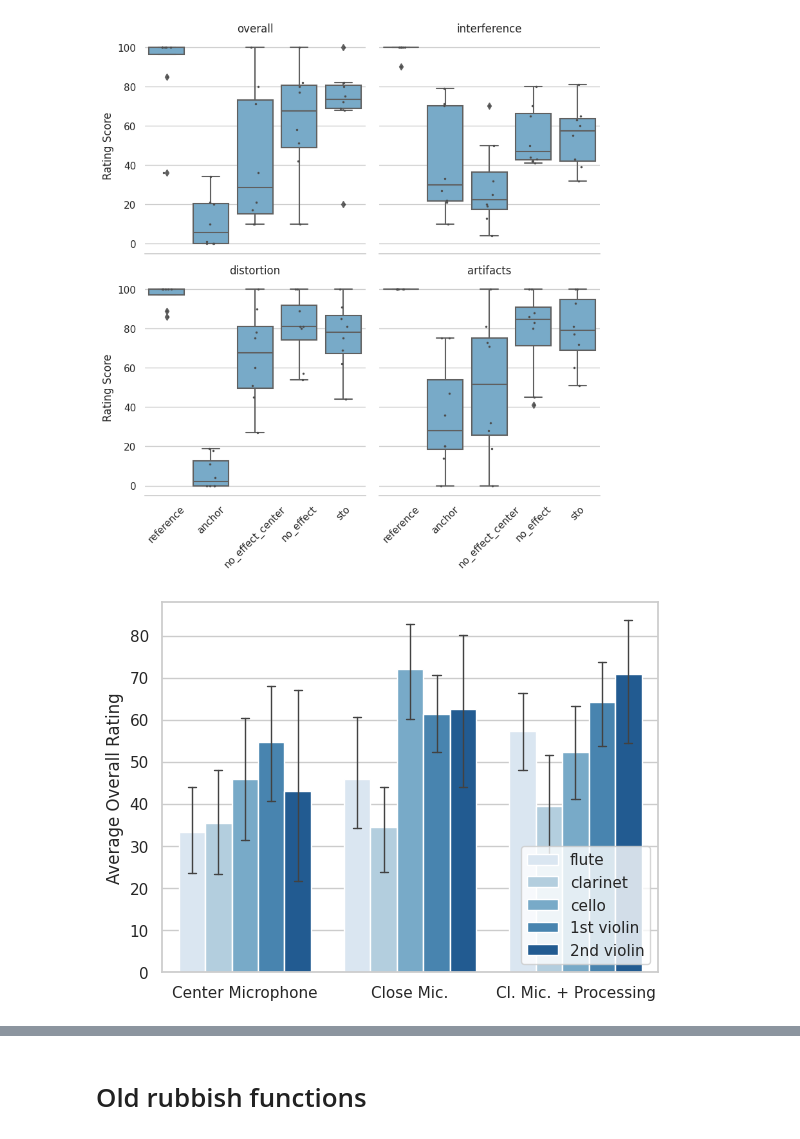
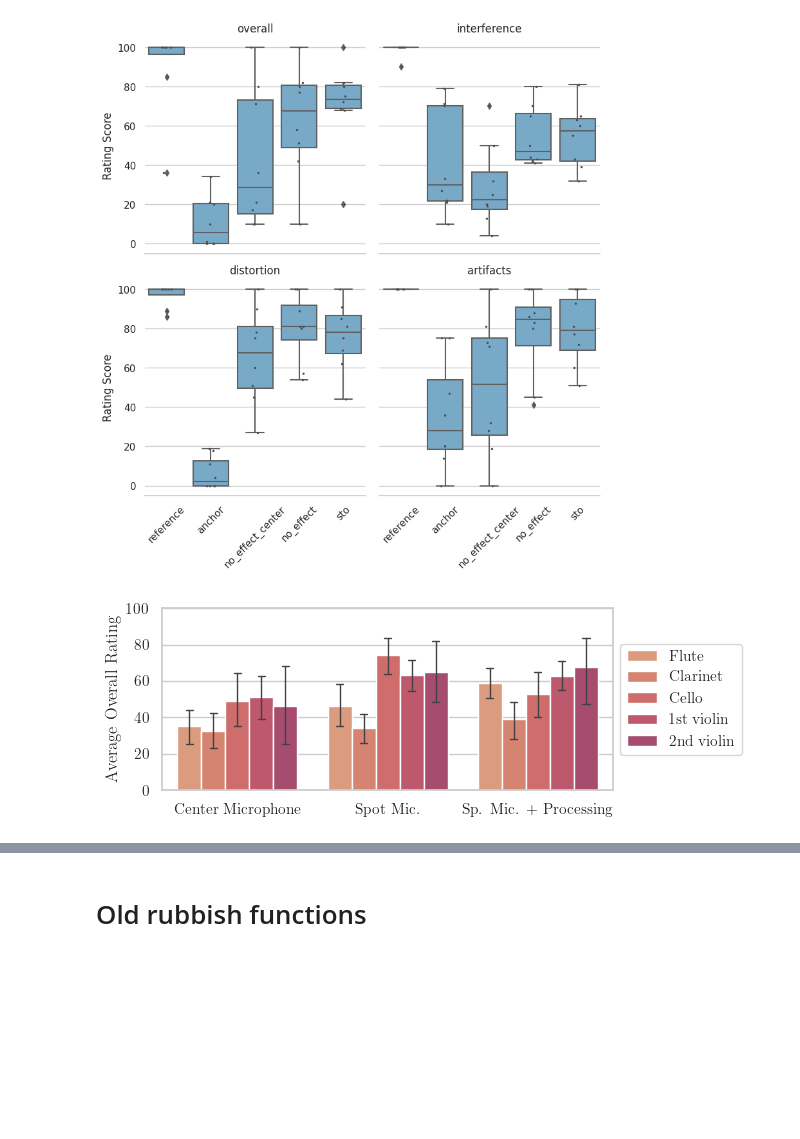
Before and after one commit to PierreChouteau/PAM_P3S, a Jupyter notebook: webmushra_analysis_test.ipynb, the cells around one changed output, grey strips where cells are left out. Cells and saved outputs as stored; diff of their text form; code cells hidden in the pictures; blank space fills up the shorter version.

Commit message:
[DEV] webmushra analysis per instruments and cleaned plots

```diff
--- a/webmushra_analysis_test.ipynb
+++ b/webmushra_analysis_test.ipynb
@@ -169,6 +169,15 @@ def check_rating_consistency(data, remove_inconsistent_evaluators=False):
                         # print(f"{email} rated {stimulus} lower than anchor in {trial} trial")
                         count_low_inconsistencies += 1
 
+                # if anchor = 100 remove evaluator
+                if len(anchor_data) > 0:
+                    anchor_score = anchor_data['rating_score'].mean()
+                    if anchor_score == 100:
+                        if remove_inconsistent_evaluators:
+                            print(f"{email} rated anchor 100 in {trial} trial")
+                            # remove participant from the data
+                            data = data[data['email'] != email]
+
     print(f"Found {count_high_inconsistencies} high inconsistencies and {count_low_inconsistencies} low inconsistencies.")
     if remove_inconsistent_evaluators:
         print("Inconsistent evaluators (of referance) have been removed from the data.")
@@ -384,34 +401,49 @@ aurelia.ongena@ircam.fr
 [figure]
 [figure]
 # %%
-def plot_instrument_average(data, save_fig=False, save_path="ratings_instruments_boxplot.png", show_fig=False):
+def plot_instrument_average(data, save_fig=False, save_path="ratings_instruments_boxplot.pdf", show_fig=False):
     stimuli_order = ['no_effect_center', 'no_effect', 'sto']
     data = data[data['trial_id'] == 'overall']
     data = data[data['rating_stimulus'].isin(stimuli_order)]
 
     sns.set(style="whitegrid")
     # blue color pallette
     g = sns.barplot(x='rating_stimulus', y='rating_score', hue='session_test_id', data=data, order=stimuli_order,
-                    errorbar=('ci',95), errwidth=1, palette=sns.color_palette("Blues", 5), capsize=.05)
+                    errorbar=('ci',95), errwidth=1, palette=sns.color_palette("flare", 8), capsize=.05)
     # set hue tags to flute, clarinet, cello, 1st violin, 2nd violin
     g.legend_.set_title('')
-    for t, l in zip(g.legend_.texts, ['flute', 'clarinet', 'cello', '1st violin', '2nd violin']): t.set_text(l)
-    # set bottom labels to Center Microphone, Close Microphone, Close Microphone + Processing
-    g.set_xticklabels(['Center Microphone', 'Close Mic.', 'Cl. Mic. + Processing'])
+    # set legends horizontally
+    g.legend(loc='center left', bbox_to_anchor=(1, 0.5), ncol=1)
+    for t, l in zip(g.legend_.texts, ['Flute', 'Clarinet', 'Cello', '1st violin', '2nd violin']): t.set_text(l)
+    # set bottom labels to Center Microphone, Spot Microphone, Spot Microphone + Processing
+    g.set_xticklabels(['Center Microphone', 'Spot Mic.', 'Sp. Mic. + Processing'])
     # set axis labels
-    g.set(xlabel='', ylabel='Average Overall Rating')
+    g.set(xlabel='', ylabel='Average Overall Rating', ylim=(None, 100))
+
+
+    # bigger and latex text
+    plt.rcParams.update({
+    "text.usetex": True,
+    "font.family": "Computer Modern Roman"
+    })
+
+    # set figure size in inches
+    plt.gcf().set_size_inches(w=6.718, h=2.5)
+
+    # tight layout
+    plt.tight_layout()
 
     # save figure
     if save_fig:
-        plt.savefig(save_path, dpi=300)
+        plt.savefig(save_path, dpi=600)
     if show_fig:
         plt.show()
     else:
         plt.close()
 
-plot_instrument_average(data, save_fig=True, save_path='../results/mushra_overall_instruments.png', show_fig=True)
-plot_instrument_average(data_no_inexperienced, save_fig=True, save_path='../results/mushra_overall_instruments_no_inexperienced.png')
-plot_instrument_average(data_no_inconsistent, save_fig=True, save_path='../results/mushra_overall_instruments_no_inconsistent.png')
-plot_instrument_average(data_no_inexperienced_no_inconsistent, save_fig=True, save_path='../results/mushra_overall_instruments_no_inexperienced_no_inconsistent.png')
+plot_instrument_average(data, save_fig=True, save_path='../results/mushra_overall_instruments.pdf', show_fig=True)
+plot_instrument_average(data_no_inexperienced, save_fig=True, save_path='../results/mushra_overall_instruments_no_inexperienced.pdf')
+plot_instrument_average(data_no_inconsistent, save_fig=True, save_path='../results/mushra_overall_instruments_no_inconsistent.pdf')
+plot_instrument_average(data_no_inexperienced_no_inconsistent, save_fig=True, save_path='../results/mushra_overall_instruments_no_inexperienced_no_inconsistent.pdf')
 # %% [output]
-[figure, old version]
+[figure, new version]
```
Also changed, not shown: parts of 12 cells of this notebook.
